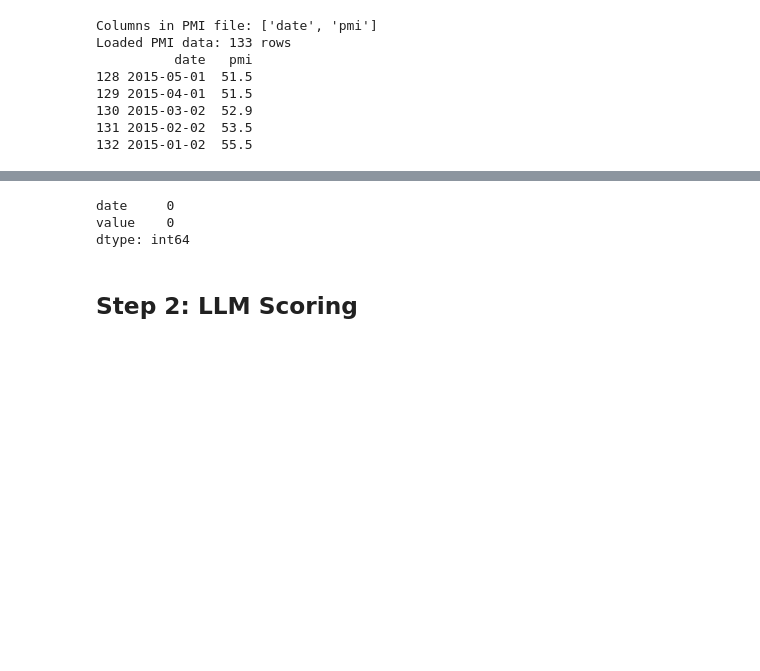
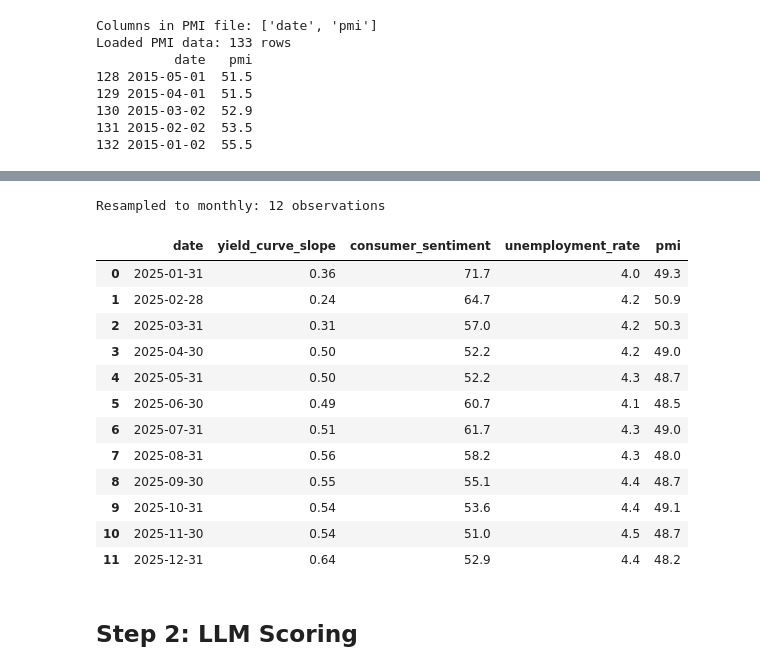
Before and after one commit to FranklineMisango/Algorithmic_Trading_and_HFT_Research, a Jupyter notebook: Algorithmic_Strategies/AI_Economy_Score_Predictor/00_full_pipeline.ipynb, the cells around one changed output, grey strips where cells are left out. Drawn from its saved outputs; the diff is of its cells as text; code cells hidden in the pictures; blank space fills up the shorter version.

```diff
--- a/Algorithmic_Strategies/AI_Economy_Score_Predictor/00_full_pipeline.ipynb
+++ b/Algorithmic_Strategies/AI_Economy_Score_Predictor/00_full_pipeline.ipynb
@@ -109,8 +156,11 @@ pmi_path = 'pmi_data.csv'
 pmi_df = pd.read_csv(pmi_path)
 pmi_df.columns = [c.strip().lower().replace(' ', '_') for c in pmi_df.columns]
 print("Columns in PMI file:", pmi_df.columns.tolist())
+
+# Find date and PMI columns
 date_col = [col for col in pmi_df.columns if 'date' in col][0]
 pmi_col = [col for col in pmi_df.columns if 'pmi' in col][0]
+
 def clean_date(val):
     # Extract the part before the first parenthesis
     val = str(val).split('(')[0].strip()
@@ -118,8 +168,13 @@ def clean_date(val):
         return pd.to_datetime(val)
     except Exception:
         return pd.NaT
+
 pmi_df[date_col] = pmi_df[date_col].apply(clean_date)
 pmi_df = pmi_df.dropna(subset=[date_col, pmi_col])
+
+# Rename columns to standard names
+pmi_df = pmi_df.rename(columns={date_col: 'date', pmi_col: 'pmi'})
+
 print(f"Loaded PMI data: {len(pmi_df)} rows")
 print(pmi_df.tail())
 # %% [output]
@@ -131,3 +186,25 @@ Loaded PMI data: 133 rows
 130 2015-03-02  52.9
 131 2015-02-02  53.5
 132 2015-01-02  55.5
+# %%
+# Filter PMI from 2025 onwards and create daily index for merging
+pmi_df = pmi_df[pmi_df['date'] >= '2024-12-01'].copy()
+pmi_df = pmi_df.sort_values('date')
+
+# Create a complete daily date range for 2025
+date_range = pd.date_range(start='2024-12-01', end='2025-12-31', freq='D')
+pmi_daily = pd.DataFrame({'date': date_range})
+
+# Merge and forward-fill PMI values
+pmi_daily = pmi_daily.merge(pmi_df, on='date', how='left')
+# Use both forward-fill and backward-fill to handle initial NaN values
+pmi_daily['pmi'] = pmi_daily['pmi'].ffill().bfill()
+
+print(f"Filtered PMI data: {len(pmi_df)} original rows")
+print(f"Created daily PMI data: {len(pmi_daily)} rows (forward-filled)")
+print(f"\nFirst few rows:")
+print(pmi_daily.head(10))
+print(f"\nCheck for remaining NaN values: {pmi_daily['pmi'].isna().sum()}")
+
+# Use the daily PMI data for merging
+pmi_df = pmi_daily
@@ -176,10 +282,27 @@ transcripts.head(1)
-# %%
-# count NAN
-macro_data['wages'].isna().sum()
-# %% [output]
-date     0
-value    0
-dtype: int64
+# %%
+#rename index column to date
+controls = controls.reset_index().rename(columns={'index': 'date'})
+# %%
+# make the index column date
+controls = controls.groupby(controls['date'].dt.to_period('M')).last().reset_index(drop=True)
+controls['date'] = pd.to_datetime(controls['date'].astype(str))
+print(f"Resampled to monthly: {len(controls)} observations")
+controls.head(100)
+# %% [output]
+Resampled to monthly: 12 observations
+|  | date | yield_curve_slope | consumer_sentiment | unemployment_rate | pmi |
+| 0 | 2025-01-31 | 0.36 | 71.7 | 4.0 | 49.3 |
+| 1 | 2025-02-28 | 0.24 | 64.7 | 4.2 | 50.9 |
+| 2 | 2025-03-31 | 0.31 | 57.0 | 4.2 | 50.3 |
+| 3 | 2025-04-30 | 0.50 | 52.2 | 4.2 | 49.0 |
+| 4 | 2025-05-31 | 0.50 | 52.2 | 4.3 | 48.7 |
+| 5 | 2025-06-30 | 0.49 | 60.7 | 4.1 | 48.5 |
+| 6 | 2025-07-31 | 0.51 | 61.7 | 4.3 | 49.0 |
+| 7 | 2025-08-31 | 0.56 | 58.2 | 4.3 | 48.0 |
+| 8 | 2025-09-30 | 0.55 | 55.1 | 4.4 | 48.7 |
+| 9 | 2025-10-31 | 0.54 | 53.6 | 4.4 | 49.1 |
+| 10 | 2025-11-30 | 0.54 | 51.0 | 4.5 | 48.7 |
+| 11 | 2025-12-31 | 0.64 | 52.9 | 4.4 | 48.2 |
 # %% [markdown]
 ## Step 2: LLM Scoring
 # %%
```
Also changed, not shown: parts of 26 cells of this notebook, 8 other files.
